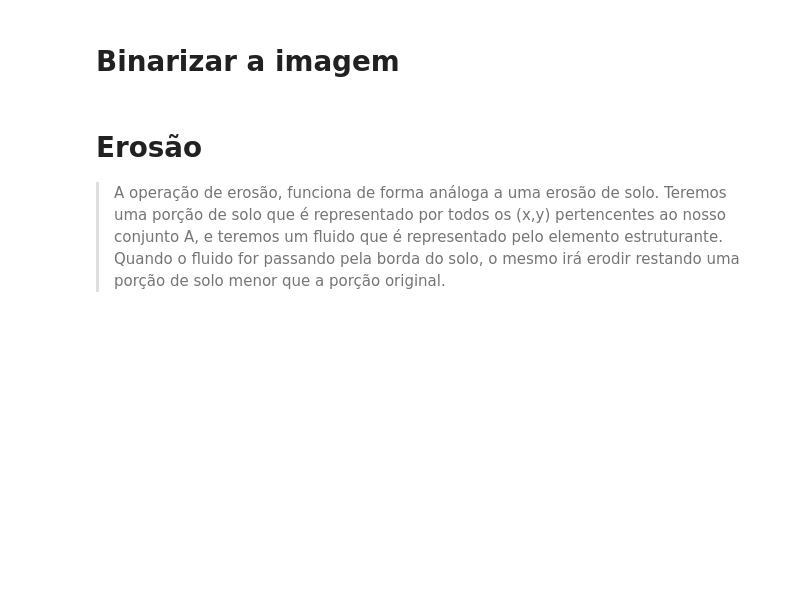
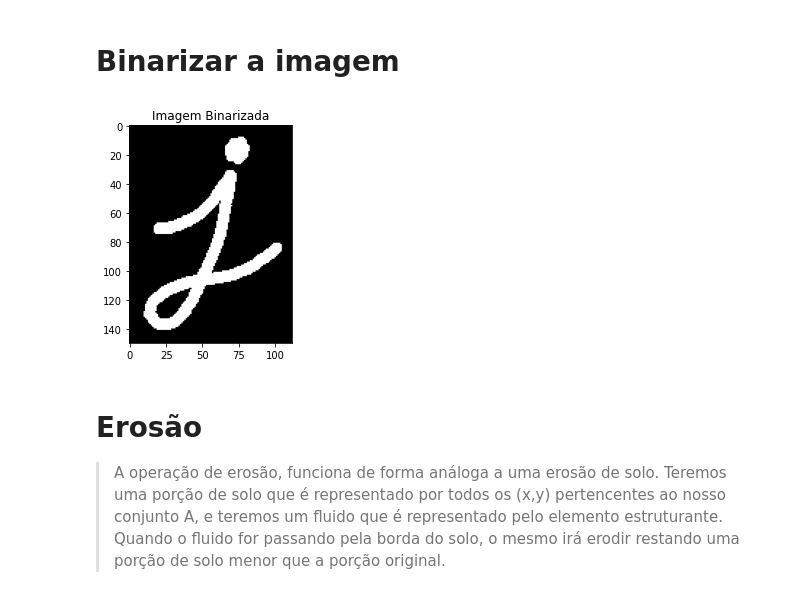
Before and after one commit to Jose-Bruno/ProcessamentoDigitalDeImagens, a Jupyter notebook: Projeto_Final_José_Bruno_da_Silva_Santos.ipynb, the cells around one changed output. Saved outputs shown, nothing was run; the diff lists cells and outputs as text; code cells hidden in the pictures; blank space fills up the shorter version.

```diff
--- a/Projeto_Final_José_Bruno_da_Silva_Santos.ipynb
+++ b/Projeto_Final_José_Bruno_da_Silva_Santos.ipynb
@@ -50,8 +50,14 @@ def binarizar_a_imagem(imagem):
 
     return converter_branco
 # %%
+
 img = binarizar_a_imagem(imagem)
 elemento_estruturante = [[255,255,255,255,255],[255,255,255,255,255],[255,255,255,255,255],[255,255,255,255,255],[255,255,255,255,255]]
+plt.imshow(img,'gray')
+plt.title('Imagem Binarizada')
+plt.show()
+# %% [output]
+[figure, added]
 # %% [markdown]
 # **Erosão**
 
```
Also changed, not shown: parts of 5 cells of this notebook.
